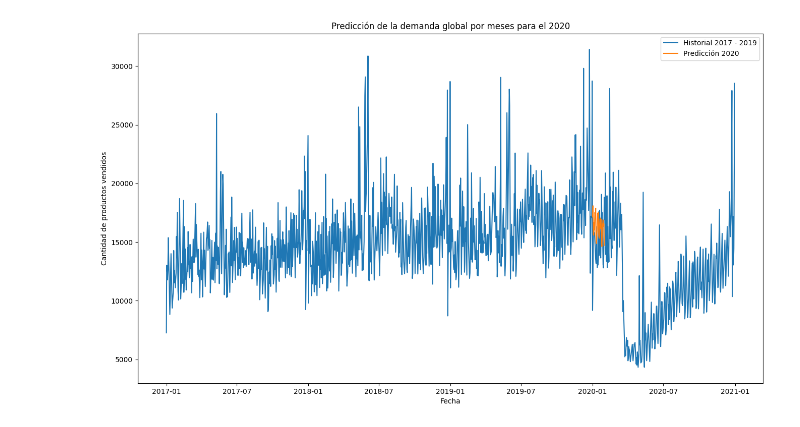
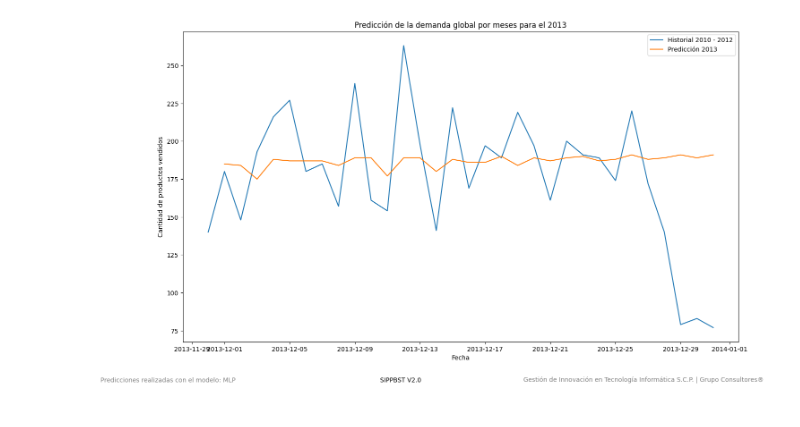
Before and after one commit to JorgC-dev/pronostivo-v2, a Jupyter notebook: experimentals/labs/MLP_v1_2_PoC.ipynb, the cells around one changed output. Cells and saved outputs as stored; diff of their text form; code cells hidden in the pictures.

```diff
--- a/experimentals/labs/MLP_v1_2_PoC.ipynb
+++ b/experimentals/labs/MLP_v1_2_PoC.ipynb
@@ -68,7 +92,7 @@ ORDER BY [F].[Fecha]
 #CONSTANTES
 
 PASOS = 31
-TRAINING_PERCENTAGE = 0.8
+TRAINING_PERCENTAGE = 0.7
 N_PREDICTIONS = 31
 EPOCHS = 100
 NEURONS = 31 #Mismo que el de pasos
@@ -157,11 +181,9 @@ def create_x_y_train(data):
 def crear_modeloFF():
     model = Sequential()
     model.add(Dense(NEURONS, input_shape=(1,PASOS),activation='tanh'))
-    model.add(Dropout(0.3))
     model.add(Flatten())
     model.add(Dense(1, activation='tanh'))
     model.compile(loss='mean_absolute_error', optimizer='adam', metrics=['mse'])
-    # model.compile(loss='mean_absolute_error',  optimizer=SGD(learning_rate=0.01, momentum=0.9),metrics=['mse', 'mae'])
     model.summary()
     return model
 # %%
@@ -379,18 +418,27 @@ la cantidad de datos son:  31
 # %%
 prepData = historyData
 prepData.index = pd.to_datetime(historyData.index)
 future_data.index = pd.to_datetime(future_data.index)
-plt.plot(prepData.index, prepData['TotalVentas'],label='Historial {p0} - {p1}'.format(p0=str(first_day.year), p1= str(last_day.year-1)))
+start_date = '2013-11-30'
+end_date = '2013-12-31'
+
+# Filtra los datos por rango de fechas
+filtered_data = prepData.loc[start_date:end_date]
+
+plt.plot(filtered_data.index, filtered_data['TotalVentas'],label='Historial {p0} - {p1}'.format(p0=str(first_day.year), p1= str(last_day.year-1)))
 plt.plot(future_data.index, future_data['TotalVentas'],label='Predicción {p0}'.format(p0=str(last_day.year)))
 xtics = data.index.union(future_data.index)[::10]
 
 plt.xlabel('Fecha')
 plt.ylabel('Cantidad de productos vendidos')
 plt.title('Predicción de la demanda global por meses para el {p0}'.format(p0=str(last_day.year)))
+plt.figtext(0.01,0.01,"Predicciones realizadas con el modelo: MLP",fontsize=10,color="gray")
+plt.figtext(0.60,0.01,"Gestión de Innovación en Tecnología Informática S.C.P. | Grupo Consultores®", fontsize=10, color="gray")
+plt.figtext(0.40,0.01, "SIPPBST V2.0")
 
 
 
 plt.legend()
 plt.show()
 # %% [output]
-[figure, old version]
+[figure, new version]
```
Also changed, not shown: parts of 9 cells of this notebook, 14 other files.
